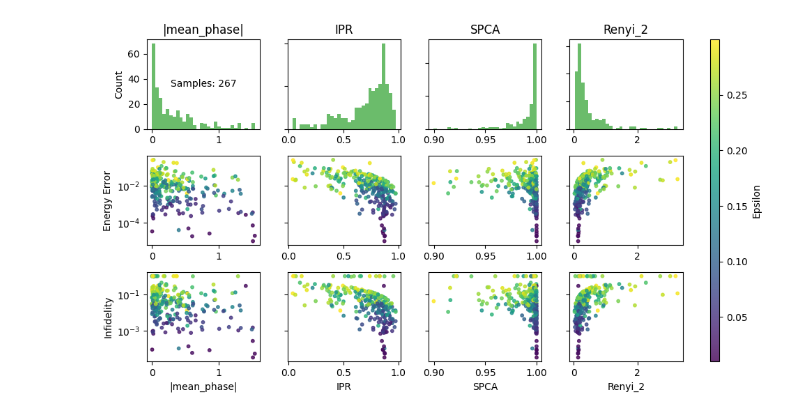
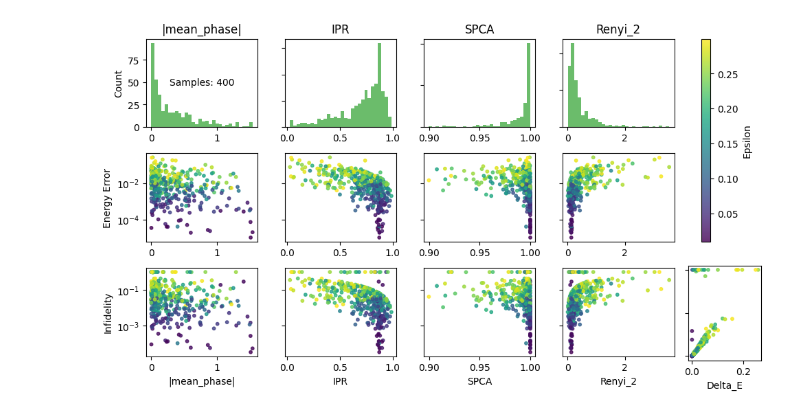
Before and after one commit to NilsNiggemann/DataMiningRBMs, a Jupyter notebook: Netket/analysis.ipynb, the cells around one changed output. Cells and saved outputs as stored; diff of their text form; code cells hidden in the pictures.

Commit message:
rand_coups

```diff
--- a/Netket/analysis.ipynb
+++ b/Netket/analysis.ipynb
@@ -12,7 +12,7 @@ hypotheses = {
 }
 
 
-h5_files = [os.path.join("data_rand", f) for f in os.listdir('data_rand') if f.endswith('.h5')]
+h5_files = [os.path.join("data_rand_epsilon_TFI", f) for f in os.listdir('data_rand_epsilon_TFI') if f.endswith('.h5')]
 
 df = analysis.load_outputs_to_dataframe(h5_files)
 df = analysis.attach_hypotheses_fields(df, hypotheses)
@@ -24,8 +23,0 @@ print(len(df))
-# %%
-plt.figure(figsize=(6, 4))
-scatter = plt.scatter(df["Delta_E"], df["infidelity"], c=df["epsilon"], cmap='viridis', alpha=0.7)
-plt.xlabel("Energy Error")
-plt.ylabel("Infidelity")
-cbar = plt.colorbar(scatter)
-cbar.set_label("Epsilon")
-plt.show()
@@ -61,32 +51,37 @@ for idx, name in enumerate(hypotheses.keys()):
 
     axes[0, idx].hist(data, bins=30, color="C2", alpha=0.7)
     axes[0, idx].set_title(title)
     if idx == 0:
         axes[0, 0].set_ylabel("Count")
     else:
         axes[0, idx].tick_params(axis='y', labelleft=False)
 
     # Second row: Energy error vs hypothesis
     scatter = axes[1, idx].scatter(data, df["Delta_E"], c=df["epsilon"], cmap='viridis', alpha=0.8, s=scatter_size)
     if idx == 0:
         axes[1, 0].set_ylabel("Energy Error")
     else:
         axes[1, idx].tick_params(axis='y', labelleft=False)
     aligned_infid = df["infidelity"]
     axes[2, idx].scatter(data, aligned_infid, c=df["epsilon"], cmap='viridis', alpha=0.8, s=scatter_size)
     axes[2, idx].set_xlabel(title)
     if idx == 0:
         axes[2, 0].set_ylabel("Infidelity")
     else:
         axes[2, idx].tick_params(axis='y', labelleft=False)
 # Colorbar in the rightmost column, spanning all rows
 plt.tight_layout()
-cbar_ax = fig.add_subplot(gs[:, -1])
+cbar_ax = fig.add_subplot(gs[0:-1, -1])
+bottom_right_ax = fig.add_subplot(gs[-1, -1])
+bottom_right_ax.set_position([0.87, 0.1, 0.1, 0.23])  # Adjust position: [left, bottom, width, height]
+bottom_right_ax.tick_params(axis='y', labelleft=False)
+bottom_right_ax.scatter(df["Delta_E"], df["infidelity"], c=df["epsilon"], cmap='viridis', alpha=0.8, s=scatter_size)
+bottom_right_ax.set_xlabel("Delta_E")
 axes[0, 0].text(0.5, 0.5, f"Samples: {len(df)}", transform=axes[0, 0].transAxes,
                 fontsize=10, color="black", ha="center", va="center")
 cbar = fig.colorbar(scatter, cax=cbar_ax)
 cbar.set_label("Epsilon")
 
 plt.show()
 # %% [output]
-[figure, old version]
+[figure, new version]
```
Also changed, not shown: parts of 5 cells of this notebook, 2 other files.
